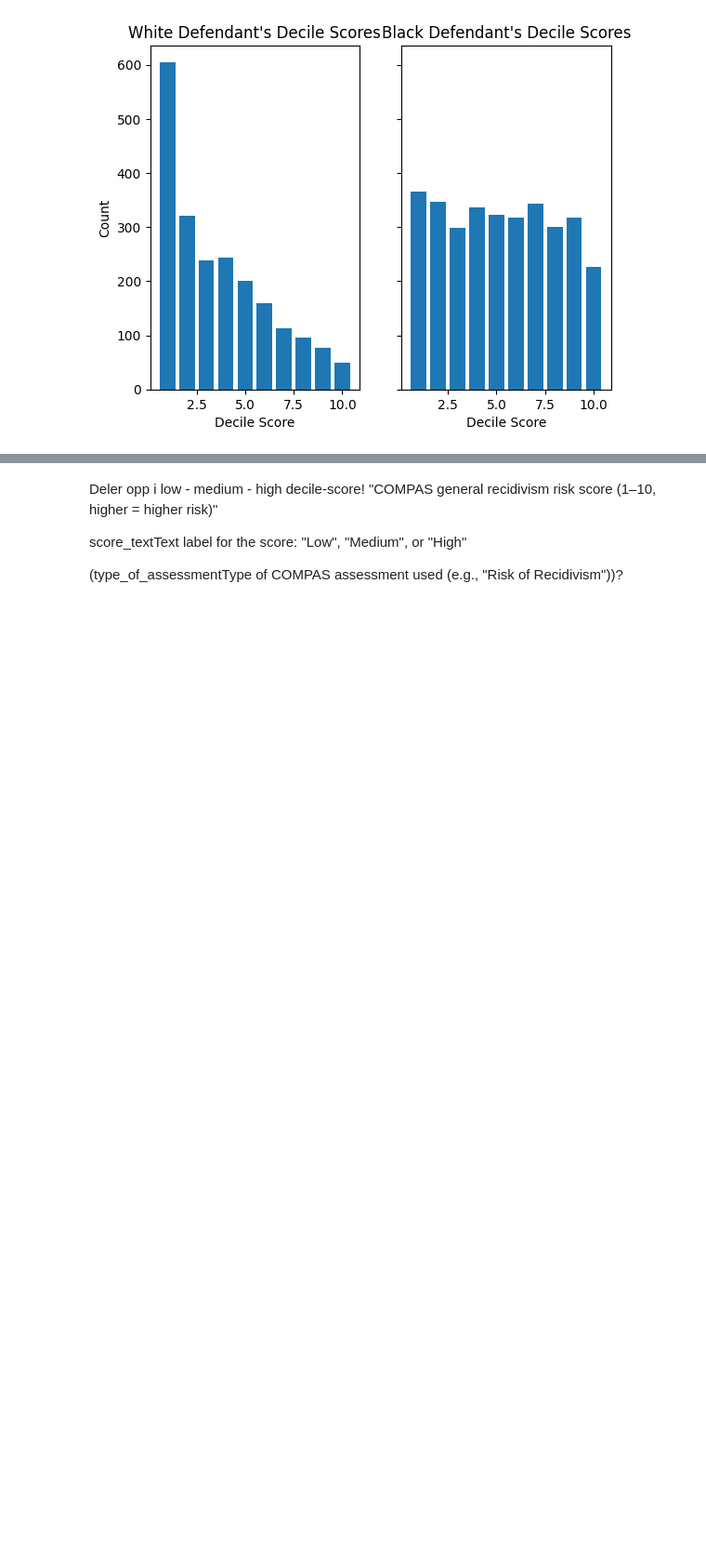
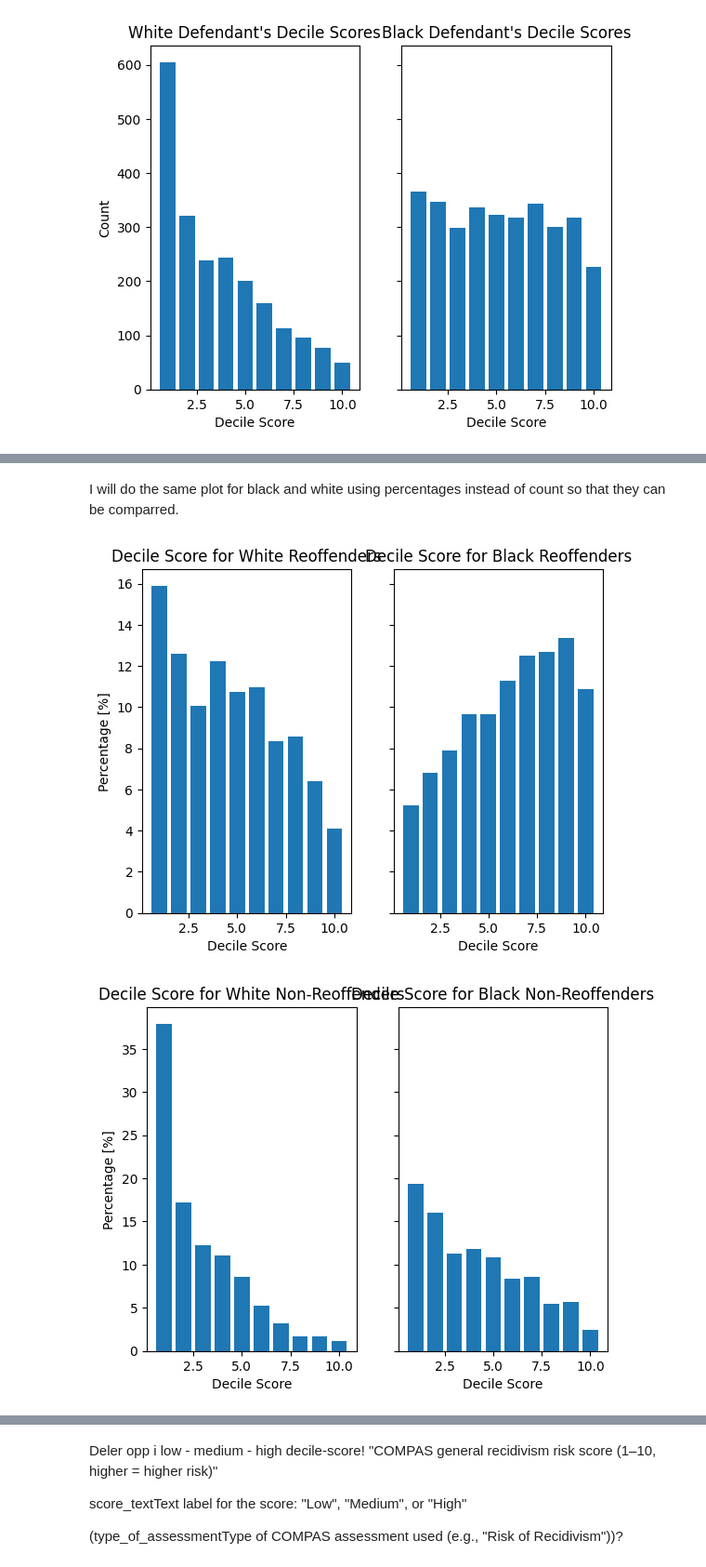
Before and after one commit to kajassandnes/HON2200_compas, a Jupyter notebook: compas.ipynb, the cells around one changed output, grey strips where cells are left out. Shown at 93% size. Saved outputs shown, nothing was run; the diff lists cells and outputs as text; code cells hidden in the pictures; blank space fills up the shorter version.

```diff
--- a/compas.ipynb
+++ b/compas.ipynb
@@ -285,0 +292,36 @@ plt.show()
+# %% [markdown]
+I will do the same plot for black and white using percentages instead of count so that they can be comparred.
+# %%
+w_reoffenders_p = np.array(w_reoffenders) * 100 / len(wr)
+b_reoffenders_p = np.array(b_reoffenders) * 100 / len(br)
+wn_reoffenders_p = np.array(wn_reoffenders) * 100 / len(wnr)
+bn_reoffenders_p = np.array(bn_reoffenders) * 100 / len(bnr)
+
+fig, axs = plt.subplots(1, 2, sharey = True)
+plt.subplot(1, 2, 1)
+axs[0].bar(scores, w_reoffenders_p)
+axs[0].set_title('Decile Score for White Reoffenders')
+axs[0].set_xlabel('Decile Score')
+axs[0].set_ylabel('Percentage [%]')
+
+plt.subplot(1, 2, 2)
+axs[1].bar(scores, b_reoffenders_p)
+axs[1].set_title('Decile Score for Black Reoffenders')
+axs[1].set_xlabel('Decile Score')
+plt.show()
+
+fig, axs = plt.subplots(1, 2, sharey = True)
+plt.subplot(1, 2, 1)
+axs[0].bar(scores, wn_reoffenders_p)
+axs[0].set_title('Decile Score for White Non-Reoffenders')
+axs[0].set_xlabel('Decile Score')
+axs[0].set_ylabel('Percentage [%]')
+
+plt.subplot(1, 2, 2)
+axs[1].bar(scores, bn_reoffenders_p)
+axs[1].set_title('Decile Score for Black Non-Reoffenders')
+axs[1].set_xlabel('Decile Score')
+plt.show()
+# %% [output]
+[figure, added]
+[figure, added]
```
Also changed, not shown: parts of 8 cells of this notebook.
